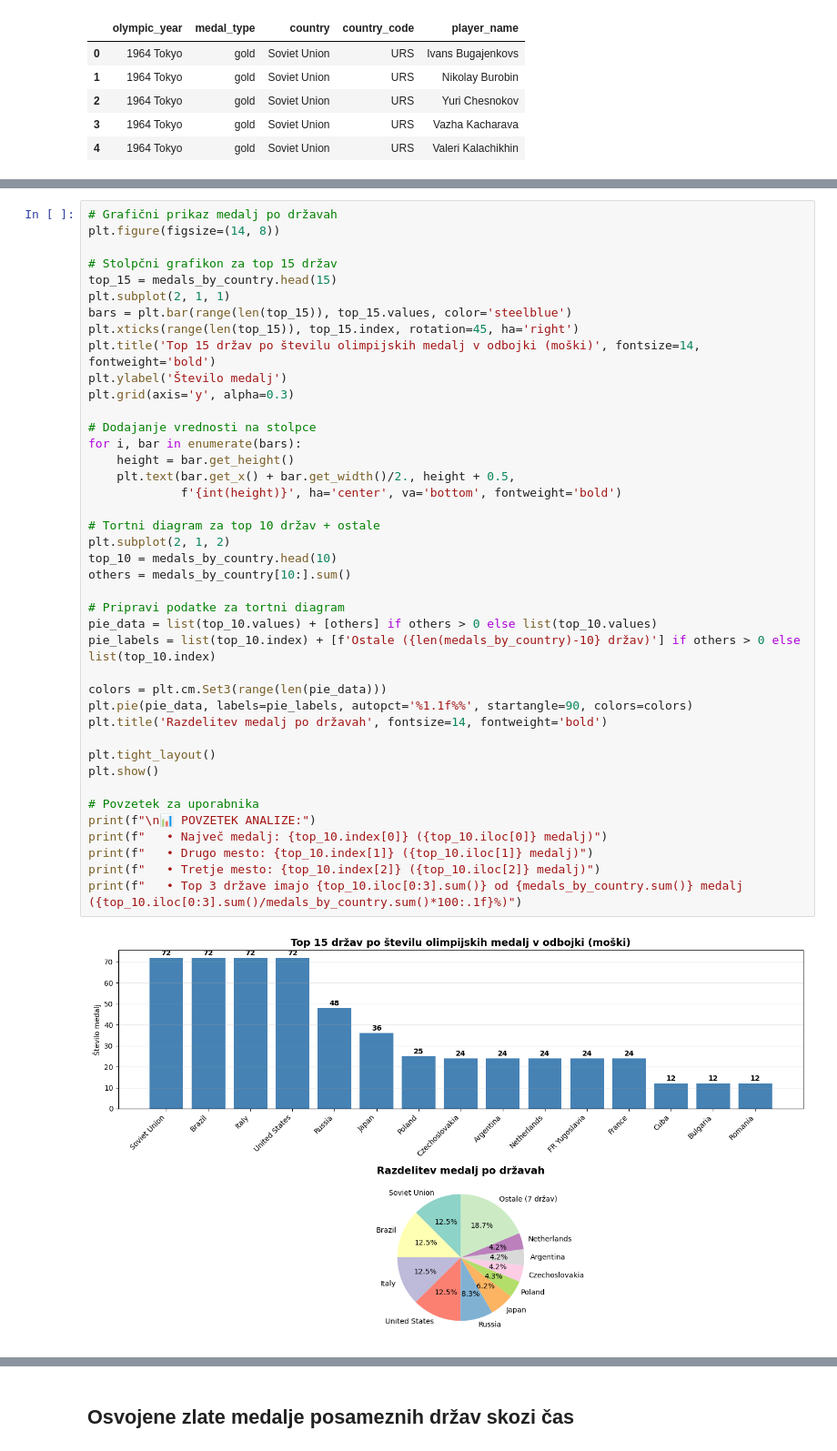
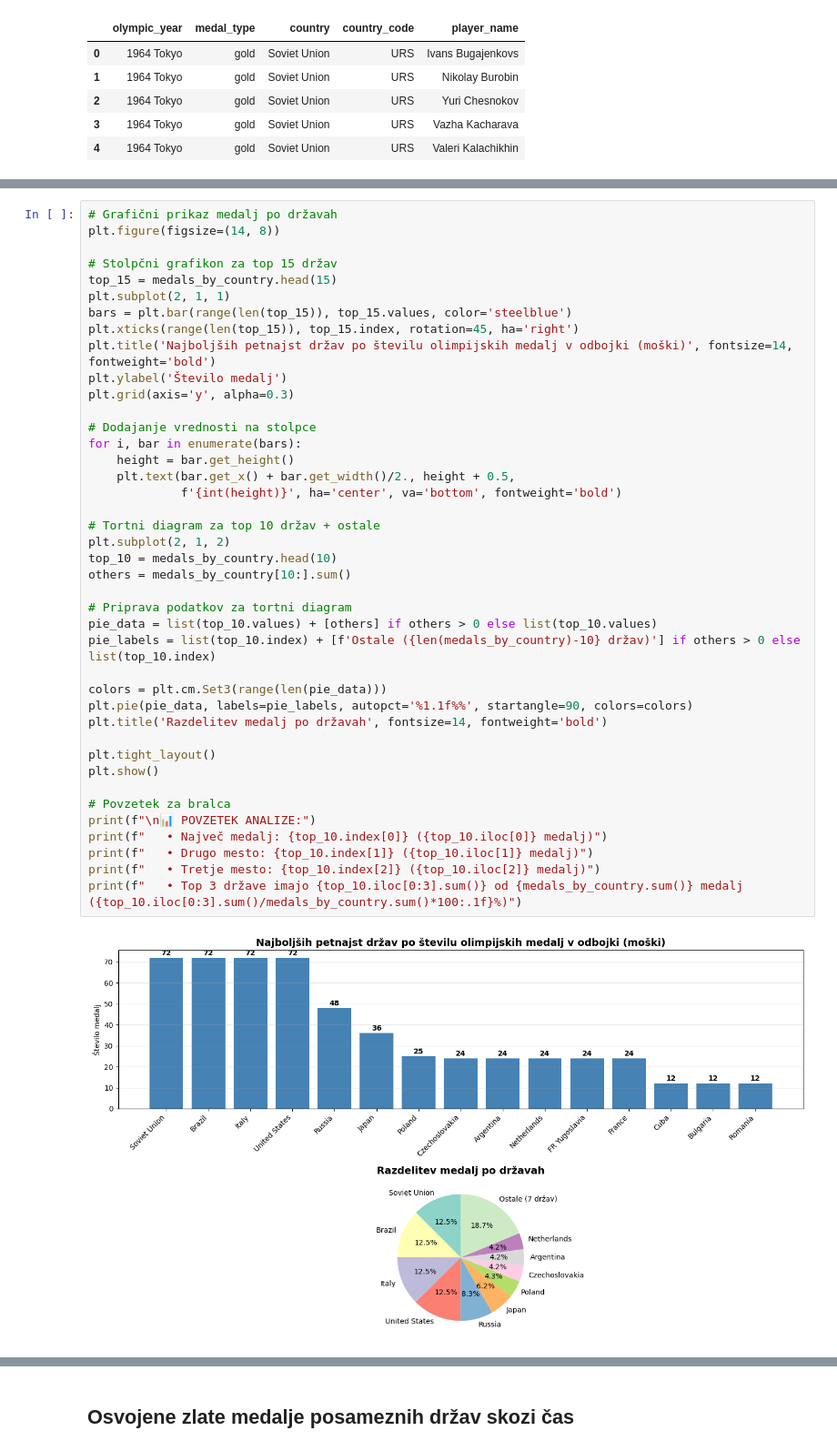
Before and after one commit to jakaprevorcnik/Analiza-olimpijskih-odbojkarjev, a Jupyter notebook: analysis.ipynb, the cells around one changed output, grey strips where cells are left out. Shown at 91% size. Saved outputs shown, nothing was run; the diff lists cells and outputs as text.

```diff
--- a/analysis.ipynb
+++ b/analysis.ipynb
@@ -58,40 +62,40 @@ top_15 = medals_by_country.head(15)
 plt.subplot(2, 1, 1)
 bars = plt.bar(range(len(top_15)), top_15.values, color='steelblue')
 plt.xticks(range(len(top_15)), top_15.index, rotation=45, ha='right')
-plt.title('Top 15 držav po številu olimpijskih medalj v odbojki (moški)', fontsize=14, fontweight='bold')
+plt.title('Najboljših petnajst držav po številu olimpijskih medalj v odbojki (moški)', fontsize=14, fontweight='bold')
 plt.ylabel('Število medalj')
 plt.grid(axis='y', alpha=0.3)
 
 # Dodajanje vrednosti na stolpce
 for i, bar in enumerate(bars):
     height = bar.get_height()
     plt.text(bar.get_x() + bar.get_width()/2., height + 0.5,
              f'{int(height)}', ha='center', va='bottom', fontweight='bold')
 
 # Tortni diagram za top 10 držav + ostale
 plt.subplot(2, 1, 2)
 top_10 = medals_by_country.head(10)
 others = medals_by_country[10:].sum()
 
-# Pripravi podatke za tortni diagram
+# Priprava podatkov za tortni diagram
 pie_data = list(top_10.values) + [others] if others > 0 else list(top_10.values)
 pie_labels = list(top_10.index) + [f'Ostale ({len(medals_by_country)-10} držav)'] if others > 0 else list(top_10.index)
 
 colors = plt.cm.Set3(range(len(pie_data)))
 plt.pie(pie_data, labels=pie_labels, autopct='%1.1f%%', startangle=90, colors=colors)
 plt.title('Razdelitev medalj po državah', fontsize=14, fontweight='bold')
 
 plt.tight_layout()
 plt.show()
 
-# Povzetek za uporabnika
+# Povzetek za bralca
 print(f"\n📊 POVZETEK ANALIZE:")
 print(f"   • Največ medalj: {top_10.index[0]} ({top_10.iloc[0]} medalj)")
 print(f"   • Drugo mesto: {top_10.index[1]} ({top_10.iloc[1]} medalj)")
 print(f"   • Tretje mesto: {top_10.index[2]} ({top_10.iloc[2]} medalj)")
 print(f"   • Top 3 države imajo {top_10.iloc[0:3].sum()} od {medals_by_country.sum()} medalj ({top_10.iloc[0:3].sum()/medals_by_country.sum()*100:.1f}%)")
 # %% [output]
-[figure, old version]
+[figure, new version]
 📊 POVZETEK ANALIZE:
    • Največ medalj: Soviet Union (72 medalj)
    • Drugo mesto: Brazil (72 medalj)
```
Also changed, not shown: parts of 7 cells of this notebook, 4 other files.
